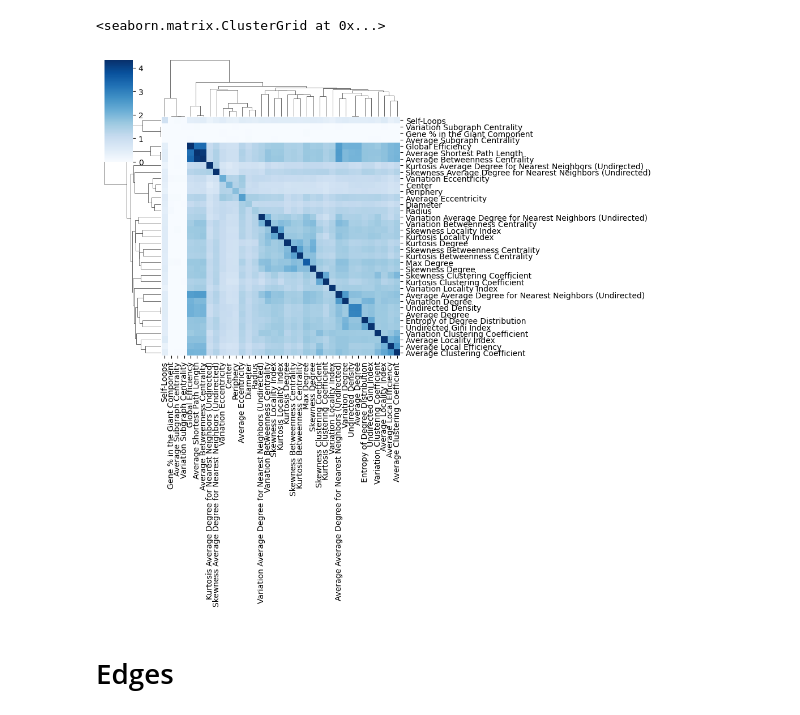
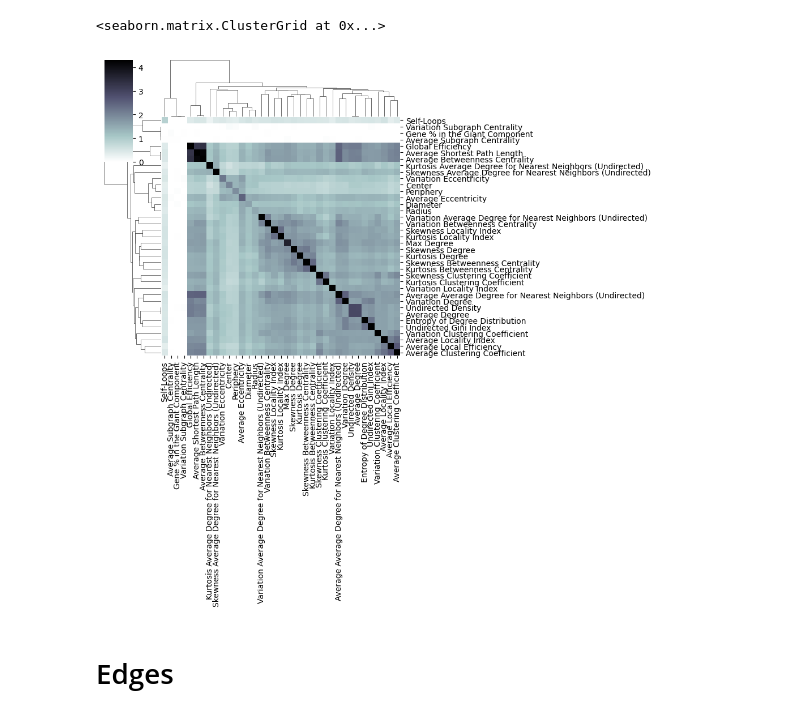
Before and after one commit to freyrelab/netective, a Jupyter notebook: Applications/synthetic_characterization.ipynb, the cells around one changed output. Cells and saved outputs as stored; diff of their text form; code cells hidden in the pictures.

```diff
--- a/Applications/synthetic_characterization.ipynb
+++ b/Applications/synthetic_characterization.ipynb
@@ -8,12 +22,0 @@ density_values = [0.001, 0.005, 0.01]
-# %%
-import pickle
-import pandas as pd
-
-with open('scalar_networknorm_0.01_5000.pkl', 'rb') as f:
-    scalar_raw = pickle.load(f)
-
-df = pd.DataFrame.from_dict(scalar_raw).T
-df = df.dropna(axis=1)
-df = df.corr()
-df.dropna(axis=1, how='all', inplace=True)
-df.dropna(axis=0, how='all', inplace=True)
@@ -26,26 +47,34 @@ sns.clustermap(df,xticklabels=True, yticklabels=True, cmap='coolwarm')
 # %%
 from sklearn.feature_selection import mutual_info_regression
 import pickle
 import pandas as pd
 
-with open('scalar_networknorm_0.01_5000.pkl', 'rb') as f:
-    scalar_raw = pickle.load(f)
+norm = 'networknorm'
+num_nodes_values = range(1000, 5001, 1000)
+density_values = [0.001, 0.005, 0.01]
 
-df = pd.DataFrame.from_dict(scalar_raw).T
-df = df.dropna(axis=1)
-df
+dfs = []
+for num_nodes in num_nodes_values:
+    for density in density_values:
+        with open(f'scalar_{norm}_{density}_{num_nodes}.pkl', 'rb') as f:
+            scalar_raw = pickle.load(f)
 
-# get mutual information between each pair of df.columns
-mi = pd.DataFrame(index=df.columns, columns=df.columns)
+        df = pd.DataFrame.from_dict(scalar_raw).T
+        df = df.dropna(axis=1)
+        dfs.append(df)
+
+merged_df = pd.concat(dfs)
+
+merged_df_corr = pd.DataFrame(index=df.columns, columns=df.columns)
 for i in df.columns:
     for j in df.columns:
-        mi.loc[i,j] = mutual_info_regression(df[[i]], df[j])[0]
+        merged_df_corr.loc[i,j] = mutual_info_regression(df[[i]], df[j])[0]
+
+
+sns.clustermap(merged_df_corr.astype(float),xticklabels=True, yticklabels=True, cmap='bone_r')
+# %% [output]
+<seaborn.matrix.ClusterGrid at 0x...>
+[figure, added]
-# %%
-import seaborn as sns
-sns.clustermap(mi.astype(float) ,xticklabels=True, yticklabels=True, cmap='Blues', annot=False)
-# %% [output]
-<seaborn.matrix.ClusterGrid at 0x...>
-[figure, removed]
 # %% [markdown]
 # Edges
 # %%
```
Also changed, not shown: parts of 4 cells of this notebook, 1 other file.
